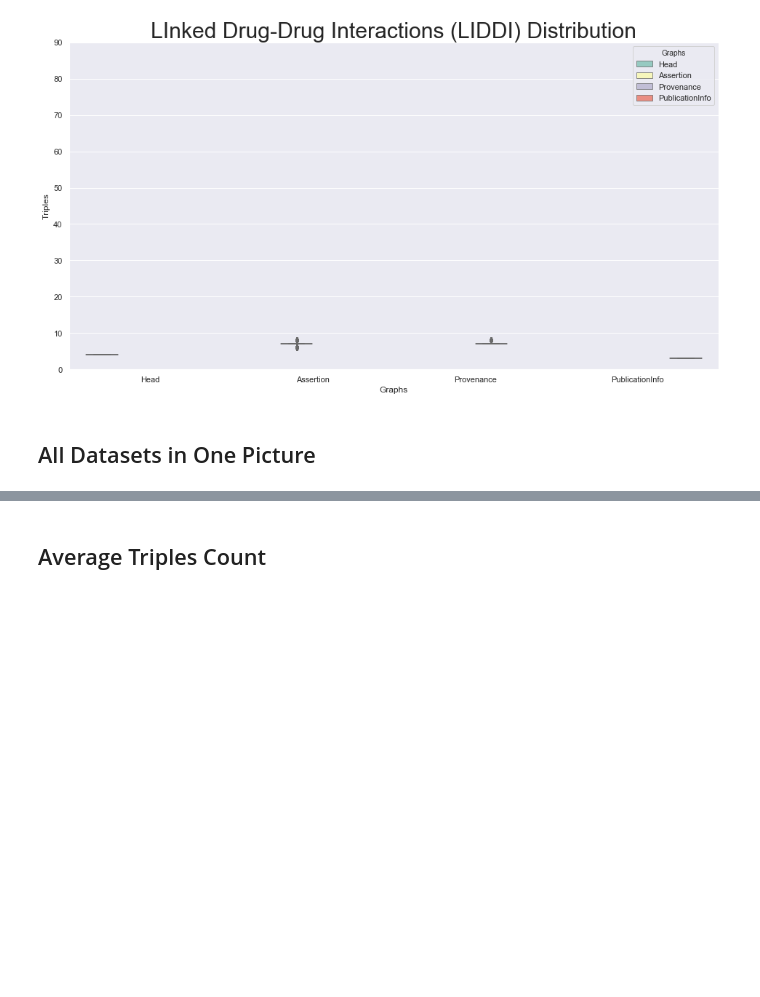
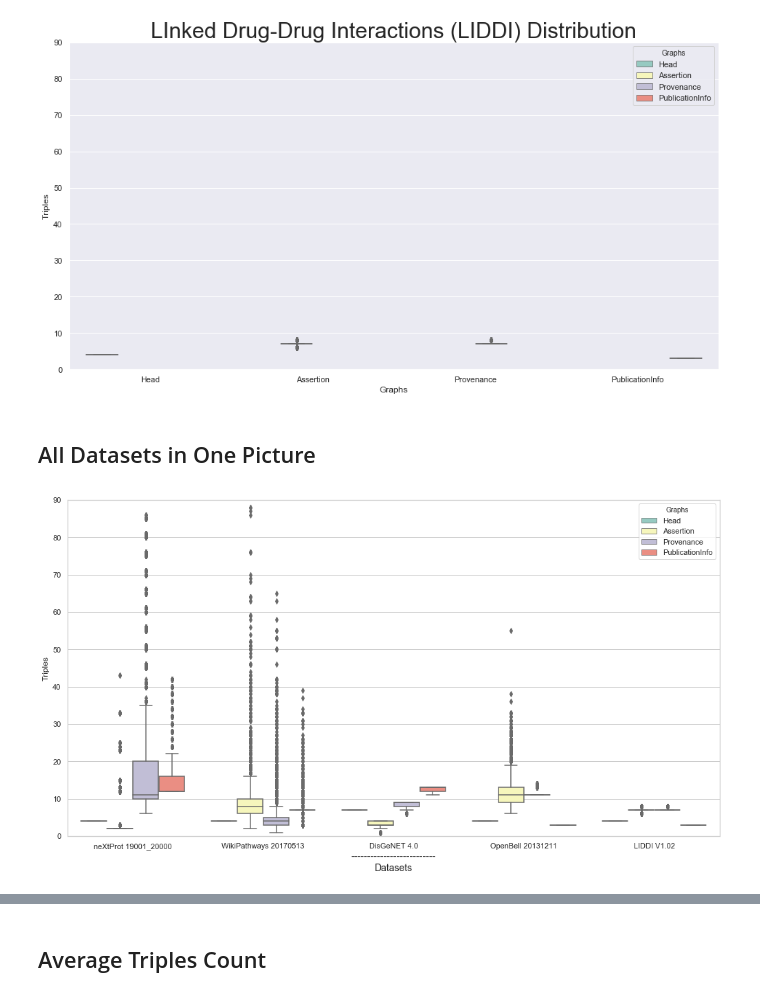
Before and after one commit to ImranAsif48/RO2019, a Jupyter notebook: NanopublicationAnalysis_RO2019.ipynb, the cells around one changed output, grey strips where cells are left out. Saved outputs shown, nothing was run; the diff lists cells and outputs as text; code cells hidden in the pictures; blank space fills up the shorter version.

```diff
--- a/NanopublicationAnalysis_RO2019.ipynb
+++ b/NanopublicationAnalysis_RO2019.ipynb
@@ -792,4 +921,17 @@ with open('distributionAll.csv', mode='w') as csv_file:
         writer.writerow(['LIDDI V1.02', 'Provenance', t])
     for t in liddiPubInfoTriples:
         writer.writerow(['LIDDI V1.02', 'PublicationInfo', t])
+# %%
+dataAll = pd.read_csv('distributionAll.csv')
+
+sns.set(rc={'figure.figsize':(17,9)})
+sns.set(style="whitegrid")
+ax = sns.boxplot(x="DataSets", y="Triples", hue="Graphs", data=dataAll, palette="Set3")
+#ax.axes.set_title("Frequency distribution of the number of triples in each graph of a nanopublication\n",fontsize=25)
+ax.axes.set_xlabel('--------------------------\nDatasets', fontsize=14)
+
+#the y-axis is cut-off at a count of 90. The WikiPathways nanopublications include up to 1,001 triples in the assertion graph.
+ax.set_ylim(0, 90);
+# %% [output]
+[figure, added]
 # %%
```
Also changed, not shown: parts of 14 cells of this notebook.
